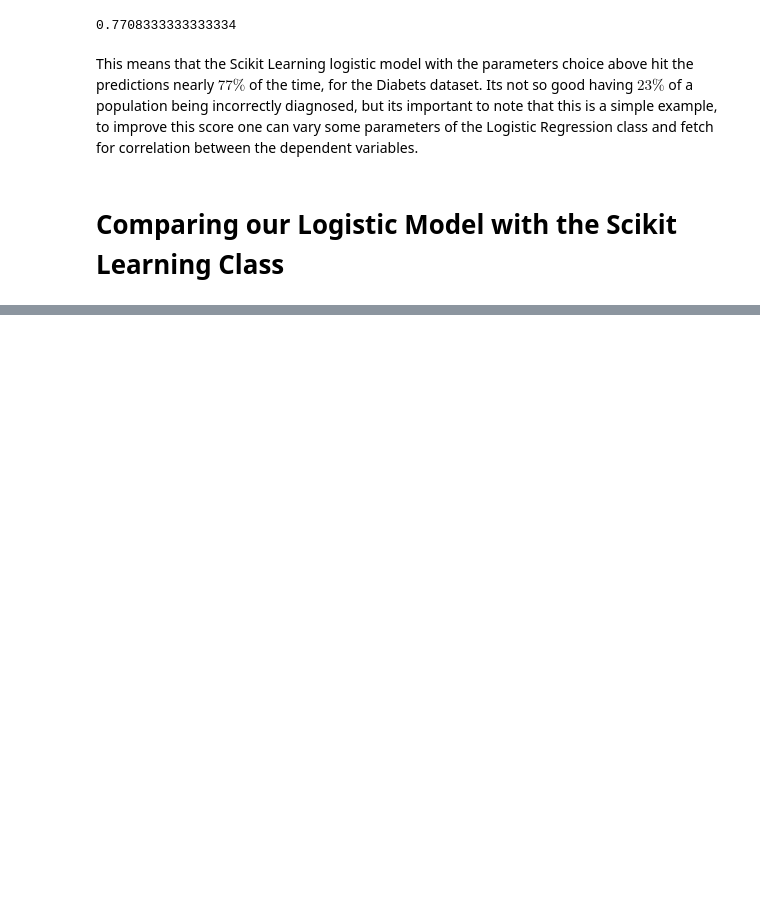
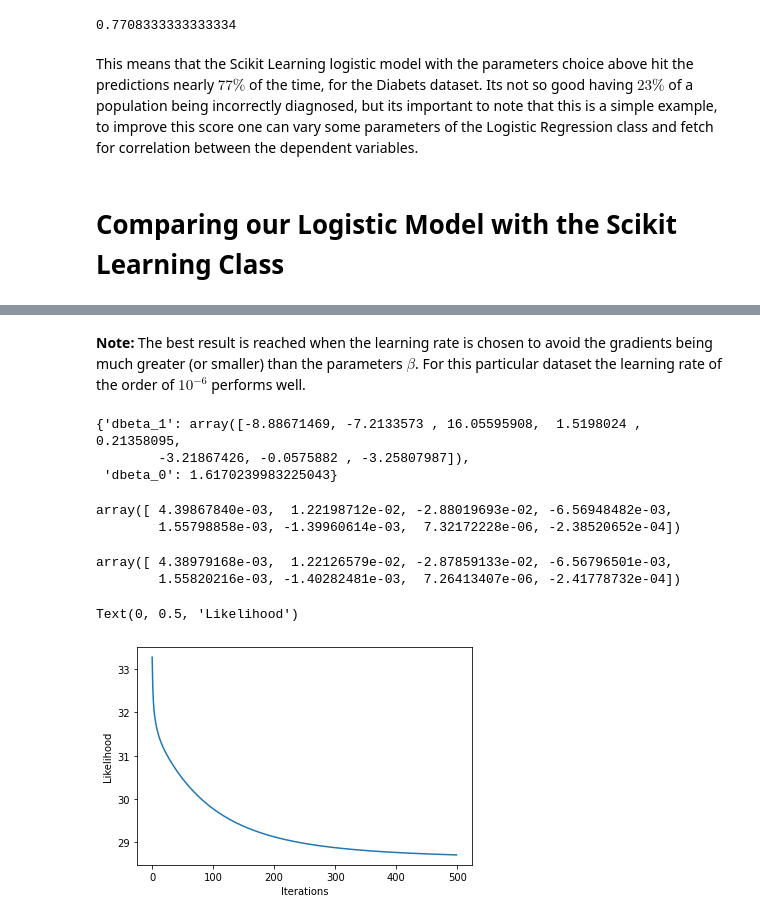
Before and after one commit to dimasjackson/Logistic-Regression-Clearly-Explained, a Jupyter notebook: logistic-regression-clearly-explained.ipynb, the cells around one changed output, grey strips where cells are left out. Saved outputs shown, nothing was run; the diff lists cells and outputs as text; code cells hidden in the pictures; blank space fills up the shorter version.

```diff
--- a/logistic-regression-clearly-explained.ipynb
+++ b/logistic-regression-clearly-explained.ipynb
@@ -91,14 +92,14 @@ where $t = \beta_0 + x\beta_1$. Let's implement this calculation using python fu
 # %%
 # Defining the initial parameters (zeros)
 def weightInitialization(n_features):
-    beta_1 = np.full((n_features),0.01) # Note that beta_1 must have the same dimension of x
+    beta_1 = np.full((n_features),0) # Note that beta_1 must have the same dimension of x
     beta_0 = 0
     return beta_1,beta_0
 # %%
 # Defining the sigmoid function
 def sigmoid_vec(t):
     p = 1/(1+np.exp(-t)) # The .T means the transpose of x and np.dot the dot product
-    return p[0]
+    return p
 # %%
 # Calculates the likelihood and the derivatives
 def log_model(beta_1, beta_0, x, y):
@@ -245,0 +268,27 @@ It is important to mention that the model is extremely sentitive to the learning
+# %% [markdown]
+**Note:** The best result is reached when the learning rate is chosen to avoid the gradients being much greater (or smaller) than the parameters $\beta$. For this particular dataset the learning rate of the order of $10^{-6}$ performs well.
+# %%
+par, grad, costs = model_predict(X_train.shape[1], X_train, y_train, 1e-6, 500)
+# %%
+grad
+# %% [output]
+{'dbeta_1': array([-8.88671469, -7.2133573 , 16.05595908,  1.5198024 ,  0.21358095,
+        -3.21867426, -0.0575882 , -3.25807987]),
+ 'dbeta_0': 1.6170239983225043}
+# %%
+par['beta_1']
+# %% [output]
+array([ 4.39867840e-03,  1.22198712e-02, -2.88019693e-02, -6.56948482e-03,
+        1.55798858e-03, -1.39960614e-03,  7.32172228e-06, -2.38520652e-04])
+# %%
+par['beta_1']+grad['dbeta_1']*1e-6
+# %% [output]
+array([ 4.38979168e-03,  1.22126579e-02, -2.87859133e-02, -6.56796501e-03,
+        1.55820216e-03, -1.40282481e-03,  7.26413407e-06, -2.41778732e-04])
+# %%
+plt.plot(costs)
+plt.xlabel(xlabel="Iterations")
+plt.ylabel(ylabel="Likelihood")
+# %% [output]
+Text(0, 0.5, 'Likelihood')
+[figure, added]
```
Also changed, not shown: parts of 19 cells of this notebook.
